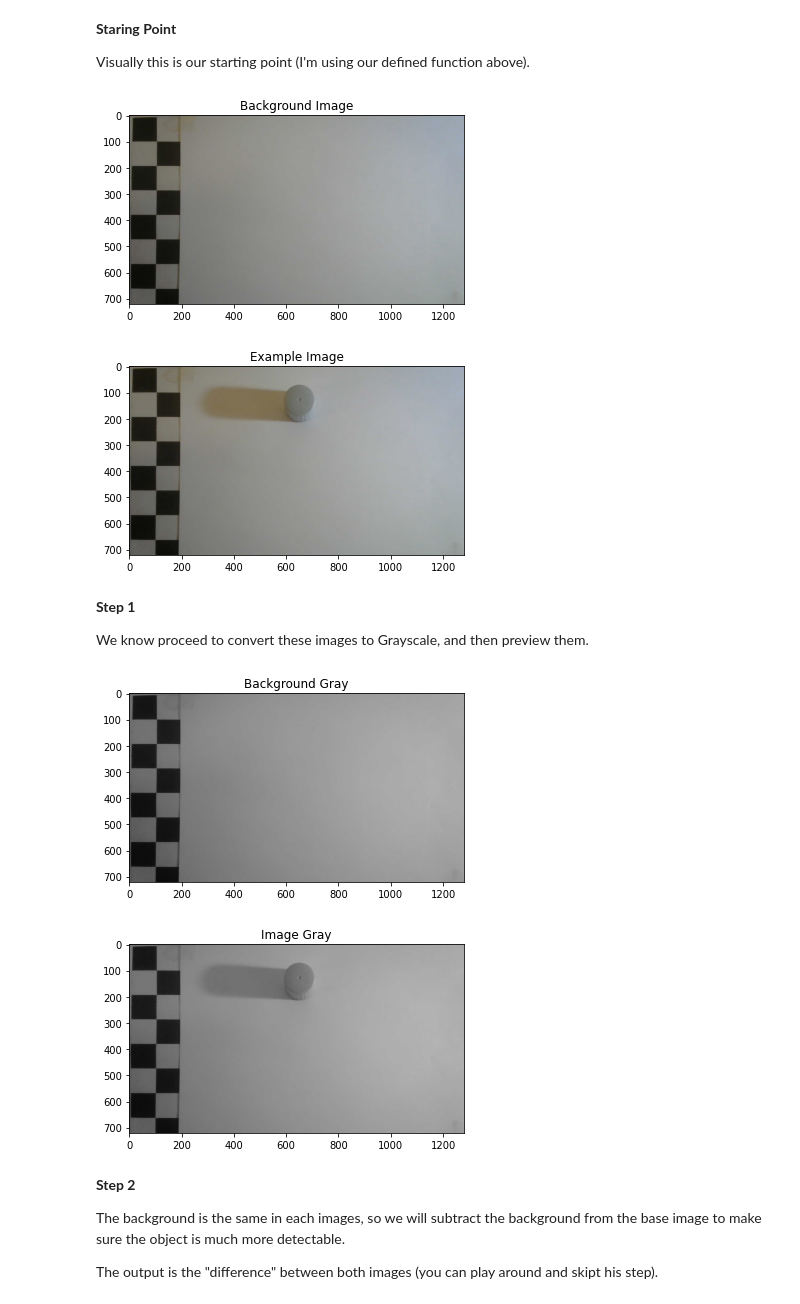
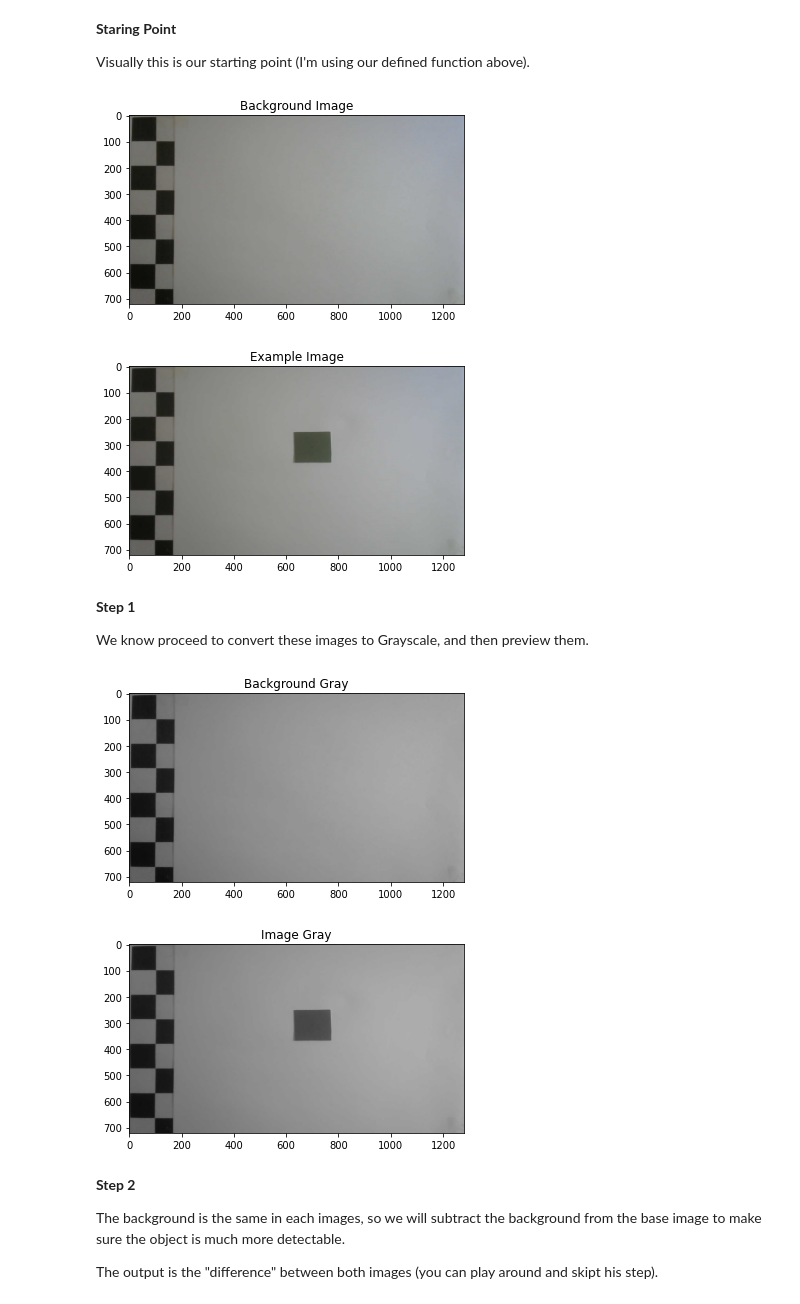
Before and after one commit to anh147/3D-Object-To-Real-World-Coordinates, a Jupyter notebook: main_2D.ipynb, the cells around one changed output. Saved outputs shown, nothing was run; the diff lists cells and outputs as text; code cells hidden in the pictures.

```diff
--- a/main_2D.ipynb
+++ b/main_2D.ipynb
@@ -35,10 +35,10 @@ def previewImg(text,img_preview,grayscale=False):
 Let's load the starting point.  The example image and it's background.
 # %%
 #load the example.  It is a white piece, the most difficult to detect!
-img_example=cv2.imread('image8/11.jpg')
+img_example=cv2.imread('image2D/15.jpg')
 
 #load a background, so we can extract it and make it easy to detect the object.
-img_bg=cv2.imread('image8/10.jpg')
+img_bg=cv2.imread('image2D/10.jpg')
 # %% [markdown]
 **Staring Point**
 
@@ -48,8 +48,8 @@ Visually this is our starting point (I'm using our defined function above).
 previewImg('Background Image',img_bg)
 previewImg('Example Image',img_example)
 # %% [output]
-[figure, old version]
+[figure, new version]
-[figure, old version]
+[figure, new version]
 # %% [markdown]
 **Step 1**
 
@@ -57,13 +57,16 @@ We know proceed to convert these images to Grayscale, and then preview them.
 # %%
 # Background - Gray
 img_bg_gray=cv2.cvtColor(img_bg, cv2.COLOR_BGR2GRAY)
+cv2.imwrite('result2D/bg_gray.jpg',img_bg_gray[ 20: 660, 520: 1260])
 previewImg("Background Gray",img_bg_gray,True)
+
 # Image - Gray
 img_gray=cv2.cvtColor(img_example, cv2.COLOR_BGR2GRAY)
+cv2.imwrite('result2D/gray.jpg',img_gray[ 20: 660, 520: 1260])
 previewImg("Image Gray",img_gray,True)
 # %% [output]
-[figure, old version]
+[figure, new version]
-[figure, old version]
+[figure, new version]
 # %% [markdown]
 **Step 2**
 
```
Also changed, not shown: parts of 19 cells of this notebook, 44 other files.
